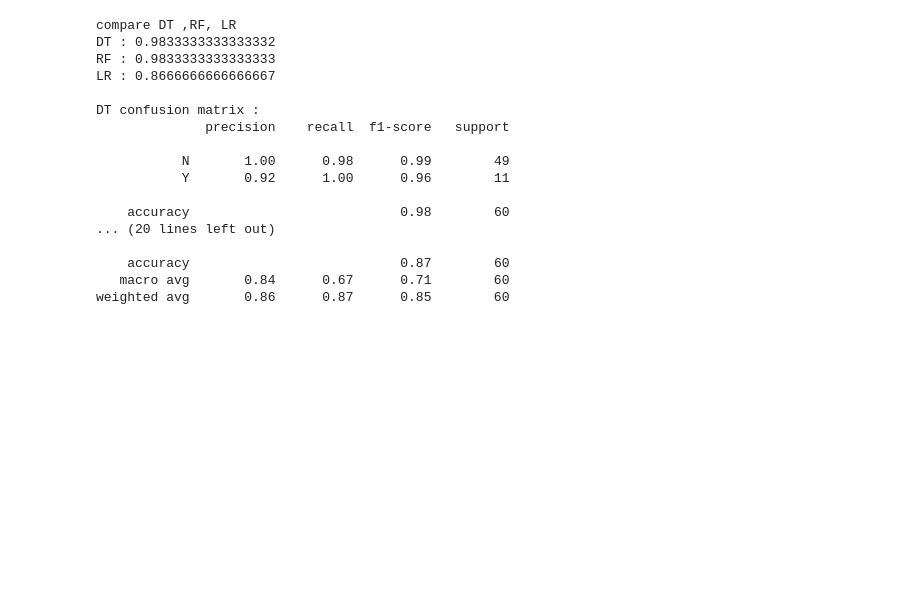
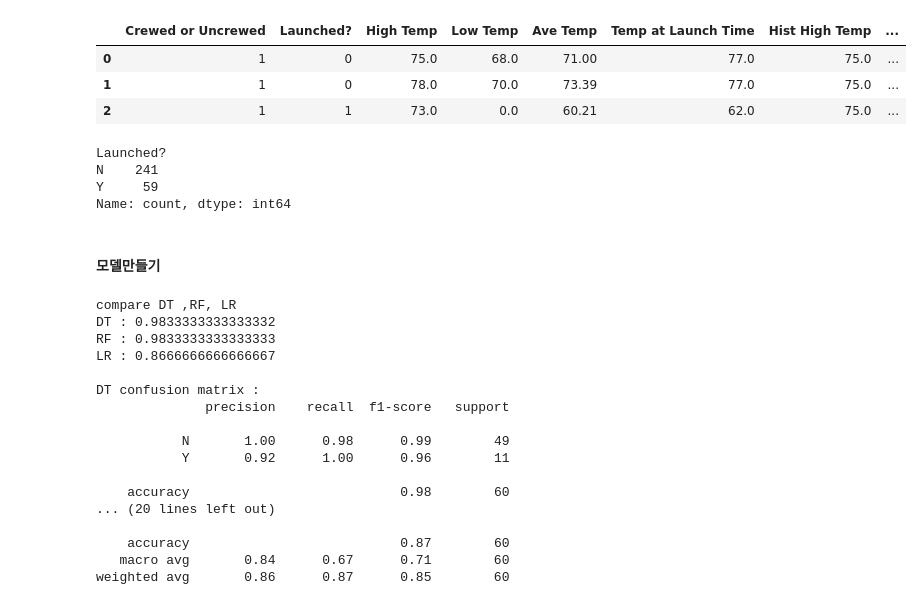
Before and after one commit to jiminxchris/pythonmlproject20260205, a Jupyter notebook: 04_RocketLaunch.ipynb, the cells around one changed output. Saved outputs shown, nothing was run; the diff lists cells and outputs as text; code cells hidden in the pictures; blank space fills up the shorter version.

```diff
--- a/04_RocketLaunch.ipynb
+++ b/04_RocketLaunch.ipynb
@@ -26,0 +159,3 @@ warnings.filterwarnings('ignore')
+# %%
+rocket['Condition'] = rocket['Condition'].fillna('Cloudy')
+rocket['Condition'].value_counts()
@@ -26,0 +176,6 @@ warnings.filterwarnings('ignore')
+# %%
+numerial_cols = rocket.select_dtypes(include='number').columns
+# %%
+for col in numerial_cols:
+    median_value = rocket[col].median()
+    rocket[col] = rocket[col].fillna(median_value)
@@ -26,0 +205,22 @@ warnings.filterwarnings('ignore')
+# %%
+# 문자데이터 인코딩
+from sklearn.preprocessing import LabelEncoder
+
+le = LabelEncoder()
+rocket['Crewed or Uncrewed'] = le.fit_transform(rocket['Crewed or Uncrewed'])
+rocket['Wind Direction'] = le.fit_transform(rocket['Wind Direction'])
+rocket['Condition'] = le.fit_transform(rocket['Condition'])
+# %%
+rocket.head(3)
+# %% [output]
+|  | Crewed or Uncrewed | Launched? | High Temp | Low Temp | Ave Temp | Temp at Launch Time | Hist High Temp | ... |
+| 0 | 1 | 0 | 75.0 | 68.0 | 71.00 | 77.0 | 75.0 | ... |
+| 1 | 1 | 0 | 78.0 | 70.0 | 73.39 | 77.0 | 75.0 | ... |
+| 2 | 1 | 1 | 73.0 | 0.0 | 60.21 | 62.0 | 75.0 | ... |
+# %%
+rocket['Launched?'].value_counts()
+# %% [output]
+Launched?
+N    241
+Y     59
+Name: count, dtype: int64
@@ -27,2 +232,4 @@ warnings.filterwarnings('ignore')
+# %% [markdown]
+#### 모델만들기
 # %%
 # TODO: 데이터 분리하기
```
Also changed, not shown: parts of 25 cells of this notebook, 1 other file.
